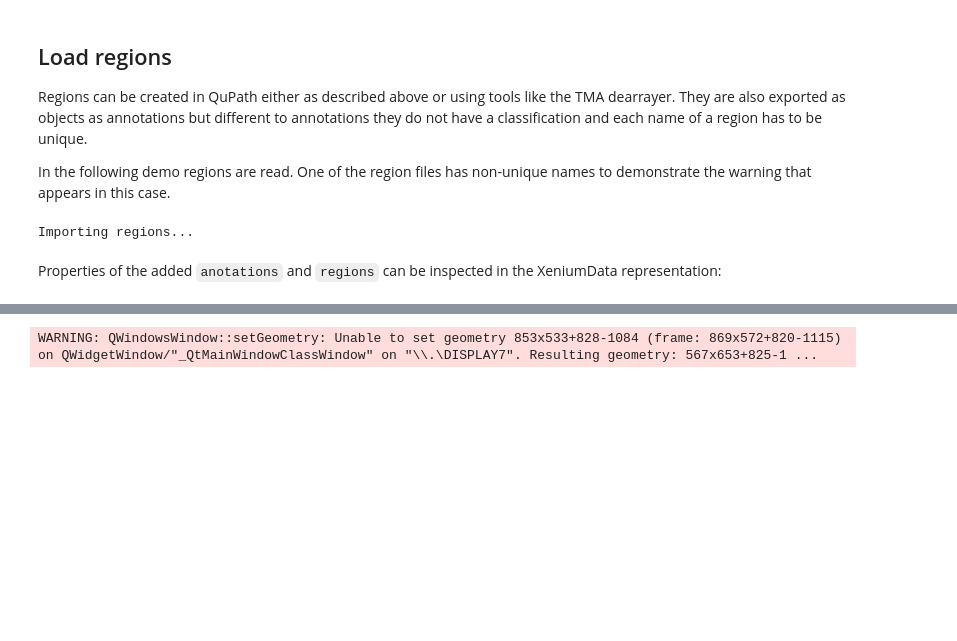
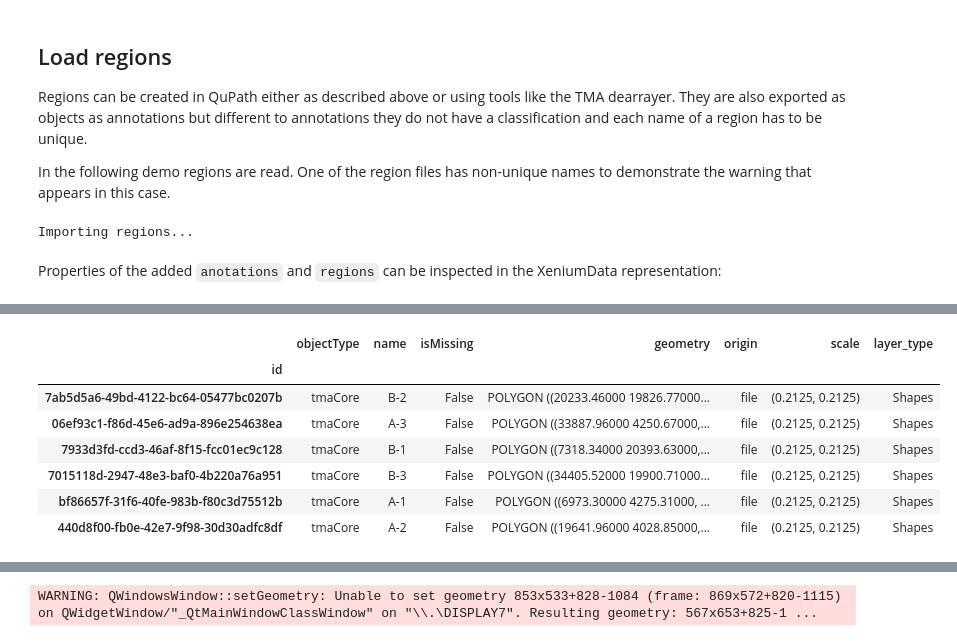
Before and after one commit to b-lemke98/InSituPy-1, a Jupyter notebook: notebooks/04_InSituPy_demo_annotations.ipynb, the cells around one changed output, grey strips where cells are left out. Saved outputs shown, nothing was run; the diff lists cells and outputs as text; code cells hidden in the pictures; blank space fills up the shorter version.

```diff
--- a/notebooks/04_InSituPy_demo_annotations.ipynb
+++ b/notebooks/04_InSituPy_demo_annotations.ipynb
@@ -152,0 +280,11 @@ WARNING: QWindowsWindow::setGeometry: Unable to set geometry 853x533+831-1077 (f
+# %%
+xd.regions.TMA
+# %% [output]
+|  | objectType | name | isMissing | geometry | origin | scale | layer_type |
+| id |  |  |  |  |  |  |  |
+| 7ab5d5a6-49bd-4122-bc64-05477bc0207b | tmaCore | B-2 | False | POLYGON ((20233.46000 19826.77000... | file | (0.2125, 0.2125) | Shapes |
+| 06ef93c1-f86d-45e6-ad9a-896e254638ea | tmaCore | A-3 | False | POLYGON ((33887.96000 4250.67000,... | file | (0.2125, 0.2125) | Shapes |
+| 7933d3fd-ccd3-46af-8f15-fcc01ec9c128 | tmaCore | B-1 | False | POLYGON ((7318.34000 20393.63000,... | file | (0.2125, 0.2125) | Shapes |
+| 7015118d-2947-48e3-baf0-4b220a76a951 | tmaCore | B-3 | False | POLYGON ((34405.52000 19900.71000... | file | (0.2125, 0.2125) | Shapes |
+| bf86657f-31f6-40fe-983b-f80c3d75512b | tmaCore | A-1 | False | POLYGON ((6973.30000 4275.31000, ... | file | (0.2125, 0.2125) | Shapes |
+| 440d8f00-fb0e-42e7-9f98-30d30adfc8df | tmaCore | A-2 | False | POLYGON ((19641.96000 4028.85000,... | file | (0.2125, 0.2125) | Shapes |
```
Also changed, not shown: parts of 28 cells of this notebook, 8 other files.
